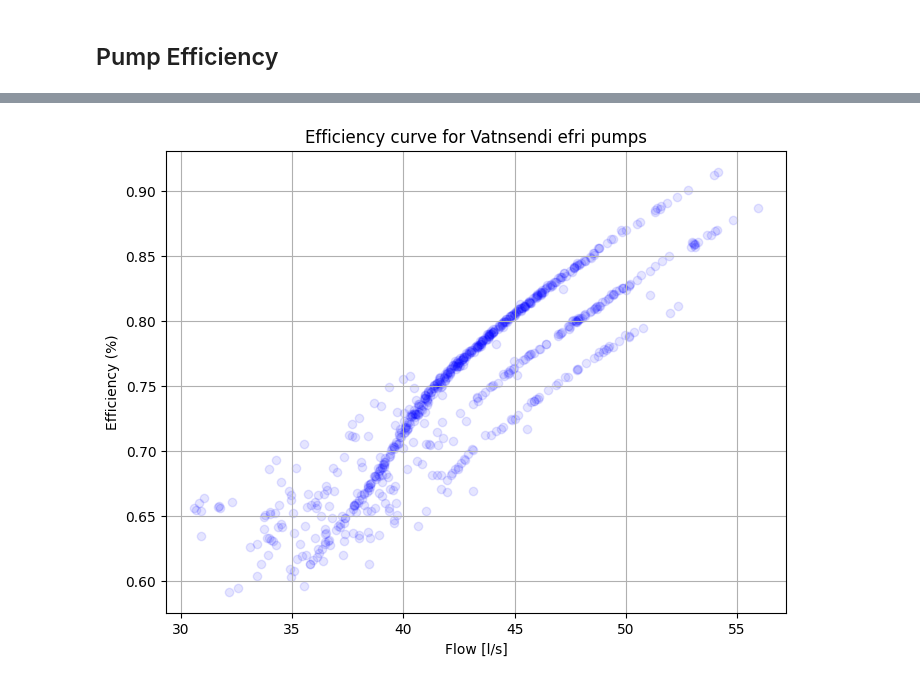
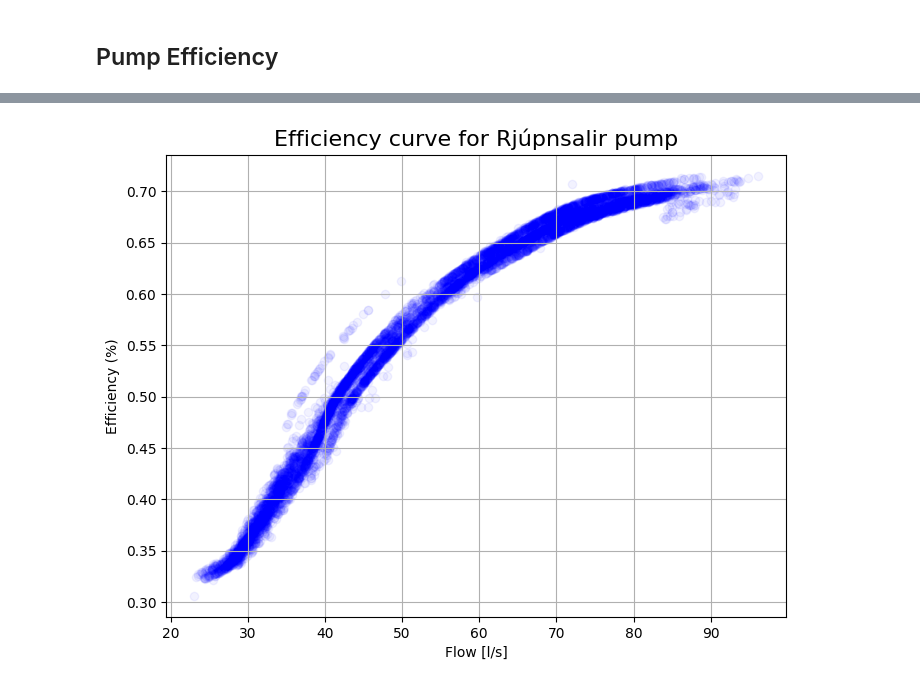
Before and after one commit to frodibrooks/OptimisedHeating, a Jupyter notebook: Data_processing/calc_eff_curves_rjupnasalir.ipynb, the cells around one changed output, grey strips where cells are left out. Cells and saved outputs as stored; diff of their text form; code cells hidden in the pictures.

```diff
--- a/Data_processing/calc_eff_curves_rjupnasalir.ipynb
+++ b/Data_processing/calc_eff_curves_rjupnasalir.ipynb
@@ -27,0 +107,6 @@ Rjupnasalir_pressure_2024.head()
+# %%
+Rjupnasalir_pressure_difference = pd.DataFrame()
+Rjupnasalir_pressure_difference['difference in mH20'] = Rjupnasalir_pressure_filtered['mH20'] - Rjupnasalir_input_pressure_filtered['Input mH20']
+# Rjupnasalir_pressure_difference.head()
+Rjupnasalir_pressure_difference_filtered = Rjupnasalir_pressure_difference.loc[start_date:end_date]
+Rjupnasalir_pressure_difference_filtered.head()
@@ -37,7 +130,9 @@ Rjupnasalir_flow_2024 = Rjupnasalir_flow.loc['2024']
 Rjupnasalir_flow_2024 = Rjupnasalir_flow_2024.copy()
 Rjupnasalir_flow_2024.rename(columns={'value': 'Flæði [l/s]'}, inplace=True)
 Rjupnasalir_flow_2024['Flæði [l/s]'] = Rjupnasalir_flow_2024['Flæði [l/s]']
-Rjupnasalir_flow_2024.head()
+# Rjupnasalir_flow_2024.head()
+Rjupnasalir_flow_filtered = Rjupnasalir_flow_2024.loc[start_date:end_date]
+Rjupnasalir_flow_filtered.head()
 # %% [output]
 |  | Flæði [l/s] |
 | start_time |  |
@@ -72,7 +167,9 @@ Rjupnasalir_dæla_2024.drop(columns=['mpoint_id'],inplace=True)
 Rjupnasalir_dæla_2024.rename(columns={'value': 'kW'}, inplace=True)
 # erum með tvær eins dælur
 Rjupnasalir_dæla_2024['kW'] = Rjupnasalir_dæla_2024['kW'] * 2
-Rjupnasalir_dæla_2024.head()
+# Rjupnasalir_dæla_2024.head()
+Rjupnasalir_dæla_filtered = Rjupnasalir_dæla_2024.loc[start_date:end_date]
+Rjupnasalir_dæla_filtered.head()
 # %% [output]
 |  | kW |
 | start_time |  |
@@ -84,7 +181,7 @@ Rjupnasalir_dæla_2024.head()
 # %% [markdown]
 ## Theoretical power
 # %%
-df_calc_eff = pd.concat([Rjupnasalir_pressure_2024,Rjupnasalir_flow_2024,Rjupnasalir_dæla_2024],axis=1,join='outer')
-df_calc_eff['Theoretical power'] = df_calc_eff['Flæði [l/s]']*(df_calc_eff['mH20'])*9.81/1000
+df_calc_eff = pd.concat([Rjupnasalir_pressure_filtered,Rjupnasalir_input_pressure_filtered,Rjupnasalir_pressure_difference,Rjupnasalir_flow_filtered,Rjupnasalir_dæla_filtered],axis=1,join='outer')
+df_calc_eff['Theoretical power'] = df_calc_eff['Flæði [l/s]']*(df_calc_eff['difference in mH20'])*9.81/1000
 df_calc_eff.head()
 # %% [output]
@@ -111,24 +208,25 @@ df_calc_eff.head()
 # %%
 
 
 # Drop rows where 'Efficiency' or 'Flæði(l/s)' is NaN or zero
 df_clean = df_calc_eff.dropna(subset=['Flæði [l/s]', 'Efficiency'])
 df_clean = df_clean[df_clean['Efficiency'] > 0]  # Remove rows where Efficiency is 0
+df_clean = df_clean[df_clean['Flæði [l/s]'] >= 20]  # Keep only flow rates 20 l/s or higher
+# df_clean = df_clean[df_clean['Efficiency'] < 0.6]  # Remove rows where Efficiency is 0
 df_clean = df_clean[df_clean['Efficiency'] < 1.2]  # Remove rows where Efficiency is 0
-df_clean_month = df_clean.loc['2024-05']
 
 
 # Plot Efficiency vs Flow
 plt.figure(figsize=(8, 6))
-plt.scatter(df_clean_month['Flæði [l/s]'], df_clean_month['Efficiency'], marker='o', color='b',alpha = 0.1)
+plt.scatter(df_clean['Flæði [l/s]'], df_clean['Efficiency'], marker='o', color='b',alpha = 0.05)
 
 # Adding titles and labels
-plt.title('Efficiency curve for Vatnsendi efri pumps')
+plt.title('Efficiency curve for Rjúpnsalir pump', fontsize=16)
 plt.xlabel('Flow [l/s]')
 plt.ylabel('Efficiency (%)')
 plt.grid(True)
 
 # Display the plot
 plt.show()
 # %% [output]
-[figure, old version]
+[figure, new version]
```
Also changed, not shown: parts of 9 cells of this notebook, 7 other files.
